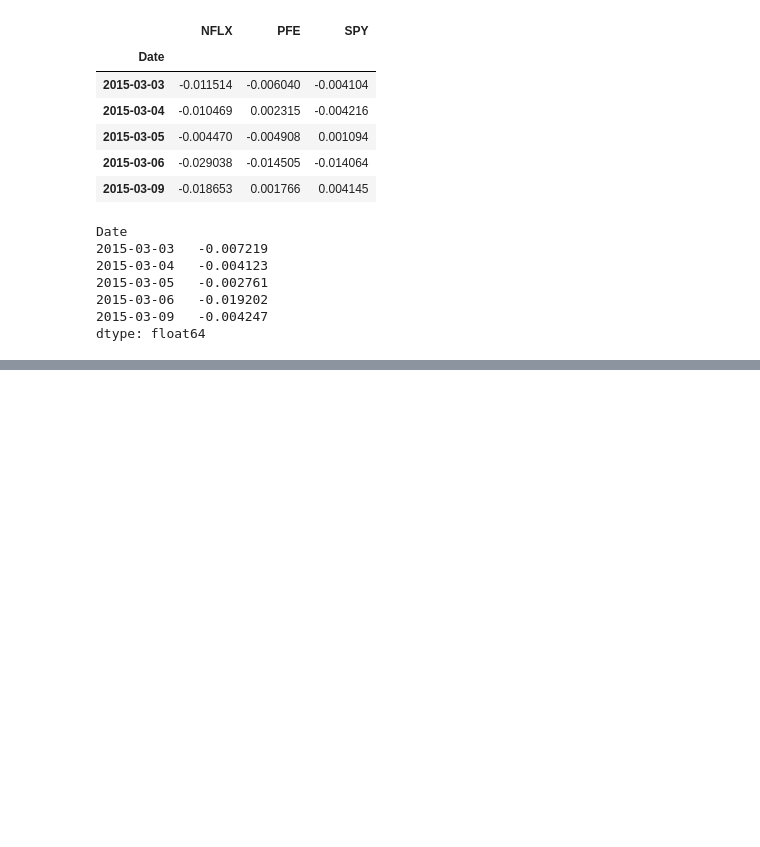
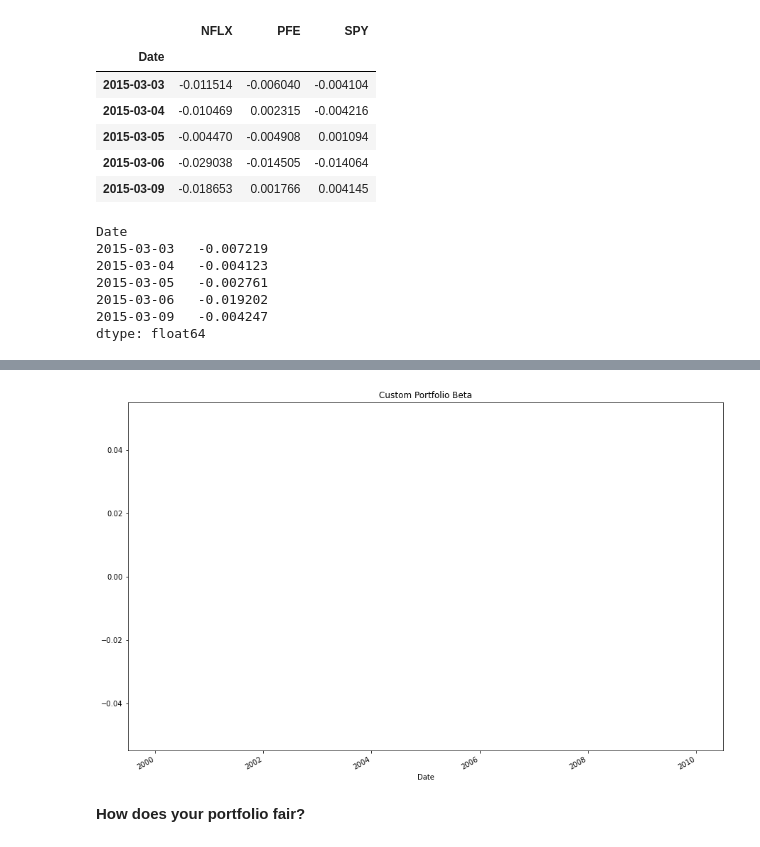
Before and after one commit to tfry-coder/A-Whale-Off-the-Port-folio-, a Jupyter notebook: Whale Off.ipynb, the cells around one changed output, grey strips where cells are left out. Saved outputs shown, nothing was run; the diff lists cells and outputs as text; code cells hidden in the pictures; blank space fills up the shorter version.

Commit message:
Custom portfolio column still showing null

```diff
--- a/Whale Off.ipynb
+++ b/Whale Off.ipynb
@@ -608,14 +663,18 @@ corr_df.style.background_gradient(cmap='summer')
 # %%
 # Beta
-# Calculate Beta for a single portfolio compared to the total market (S&P 500)
+# Calculate Beta for my Custom Portfolio compared to the total market (S&P 500)
 # (Your graph may differ, dependent upon which portfolio you are comparing)
-covariance = combined_df['SOROS FUND MANAGEMENT LLC'].rolling(window=60).cov(combined_df['S&P 500'])
+covariance = combined_df['Custom'].rolling(window=60).cov(combined_df['S&P 500'])
 
 #variance of the general market
 variance = combined_df['S&P 500'].rolling(window=60).var()
 
 #get the beta
 beta = covariance/variance
 
 #plotting beta over time
-beta.plot(figsize=(15,10), title="SOROS Beta");
+beta.plot(figsize=(15,10), title="Custom Portfolio Beta");
+# %% [output]
+[figure, added]
+# %% [markdown]
+**How does your portfolio fair?**
```
Also changed, not shown: parts of 16 cells of this notebook.
